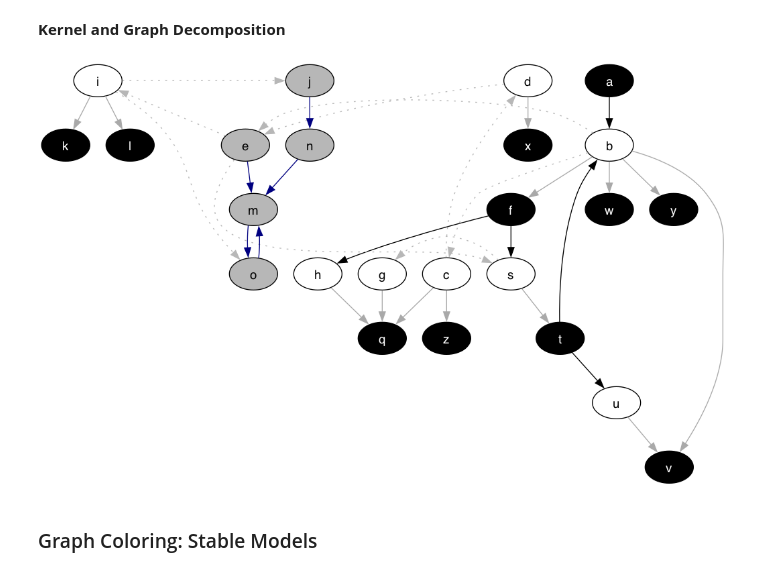
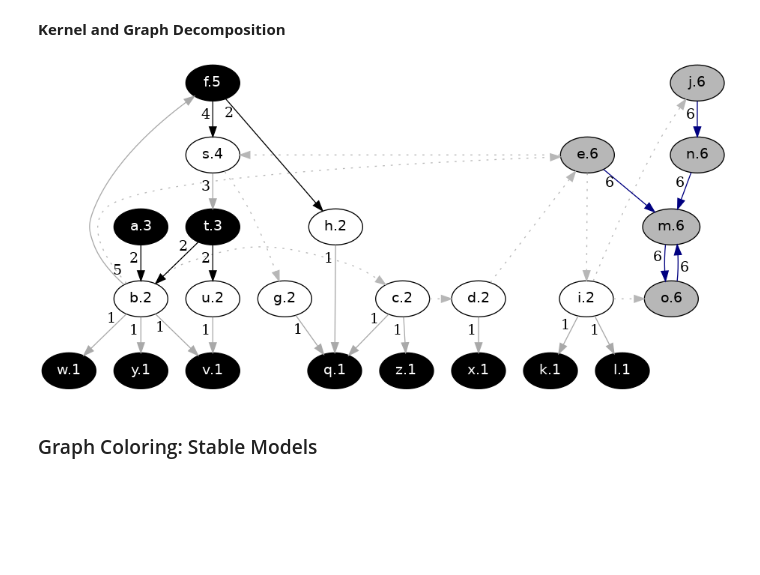
Before and after one commit to idaks/Games-and-Argumentation, a Jupyter notebook: IDCC-2024/animal_example.ipynb, the cells around one changed output. Drawn from its saved outputs; the diff is of its cells as text; code cells hidden in the pictures; blank space fills up the shorter version.

Commit message:
fix the kernel layout

```diff
--- a/IDCC-2024/animal_example.ipynb
+++ b/IDCC-2024/animal_example.ipynb
@@ -289,22 +289,25 @@ Image("graphs/arg_graph_colored.png")
 # %%
 kernel_node_color_wfs = {"c": "white", "k": "black", "pk": "gray"}
 kernel_edge_color_wfs = {
     ("white", "white"): "gray",
     ("white", "gray"): "gray",
     ("gray", "white"): "gray",
     ("gray", "gray"): "dark_blue",
     ("white", "black"): "dark_gray",
     ("black", "white"): "black",
 }
 visualize_wfs(
     "files/plain_wm_graph.dlv",
     "kernel",
     kernel_node_color_wfs,
-    kernel_edge_color_wfs
+    kernel_edge_color_wfs,
+    show_edge_label=True,
+    show_node_label=True,
+    rank=True
 )
 Image("graphs/kernel_graph_colored.png")
 # %% [output]
-[figure, old version]
+[figure, new version]
 # %% [markdown]
 ### Graph Coloring: Stable Models
 # %% [markdown]
```
Also changed, not shown: parts of 7 cells of this notebook, 13 other files.
